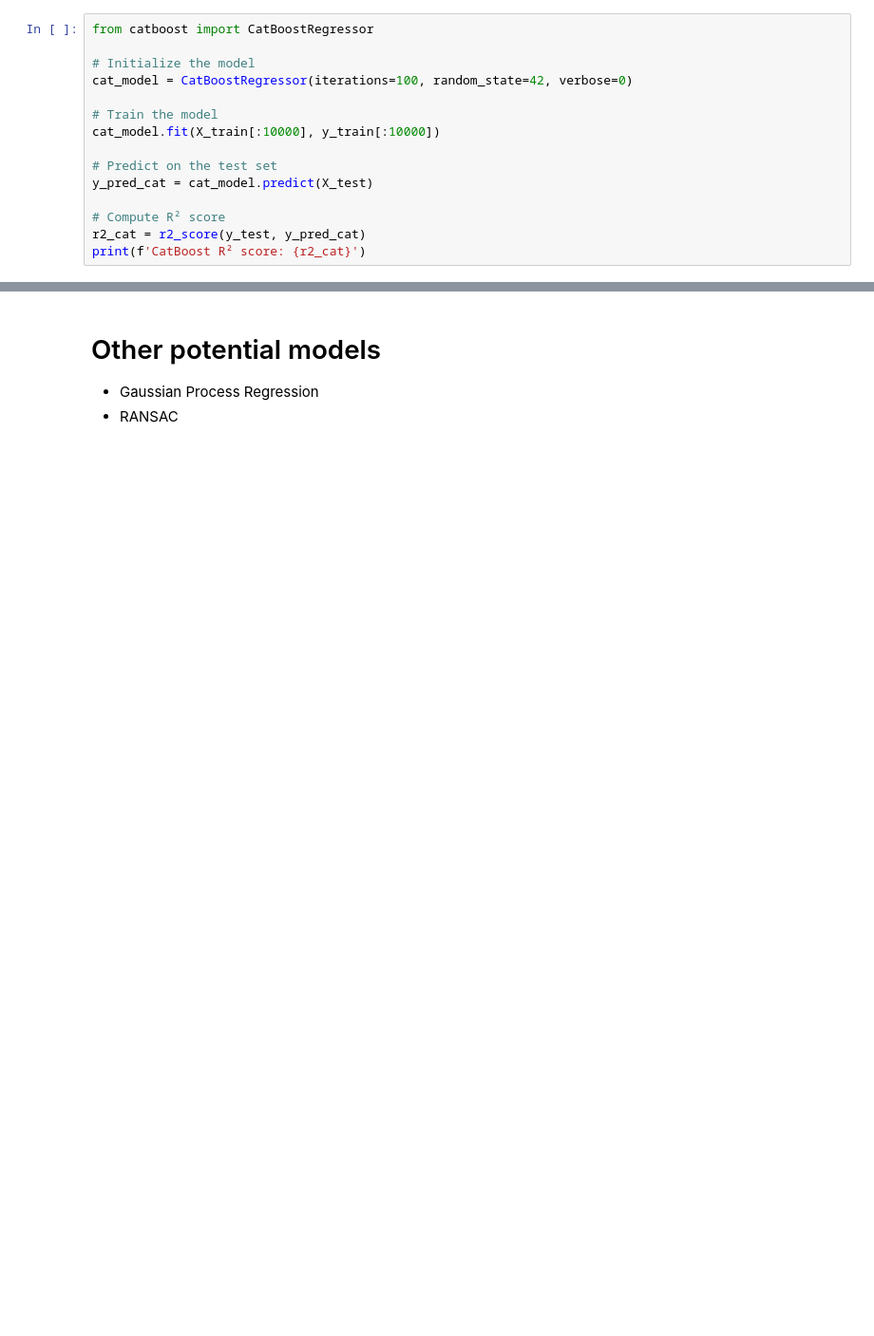
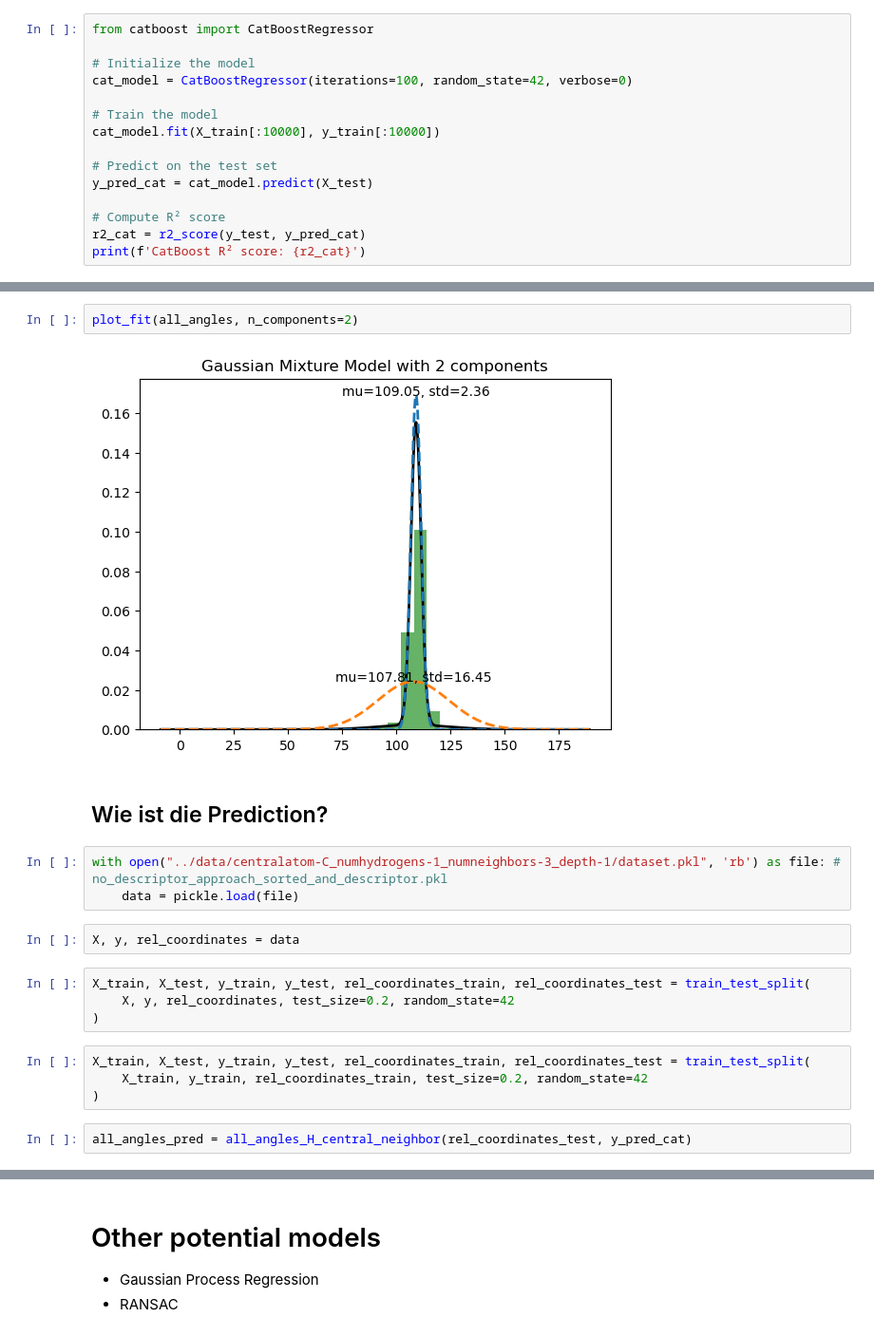
Before and after one commit to Hasosh/Hydrogen-Prediction, a Jupyter notebook: src/bagging_and_boosting.ipynb, the cells around one changed output, grey strips where cells are left out. Shown at 95% size. Saved outputs shown, nothing was run; the diff lists cells and outputs as text; blank space fills up the shorter version.

```diff
--- a/src/bagging_and_boosting.ipynb
+++ b/src/bagging_and_boosting.ipynb
@@ -240,0 +513,21 @@ array([[-0.23530424, -0.98650811, -0.09133349],
+# %%
+plot_fit(all_angles, n_components=2)
+# %% [output]
+[figure, added]
+# %% [markdown]
+## Wie ist die Prediction?
+# %%
+with open("../data/centralatom-C_numhydrogens-1_numneighbors-3_depth-1/dataset.pkl", 'rb') as file: # no_descriptor_approach_sorted_and_descriptor.pkl
+    data = pickle.load(file)
+# %%
+X, y, rel_coordinates = data
+# %%
+X_train, X_test, y_train, y_test, rel_coordinates_train, rel_coordinates_test = train_test_split(
+    X, y, rel_coordinates, test_size=0.2, random_state=42
+)
+# %%
+X_train, X_test, y_train, y_test, rel_coordinates_train, rel_coordinates_test = train_test_split(
+    X_train, y_train, rel_coordinates_train, test_size=0.2, random_state=42
+)
+# %%
+all_angles_pred = all_angles_H_central_neighbor(rel_coordinates_test, y_pred_cat)
```
Also changed, not shown: parts of 50 cells of this notebook.
